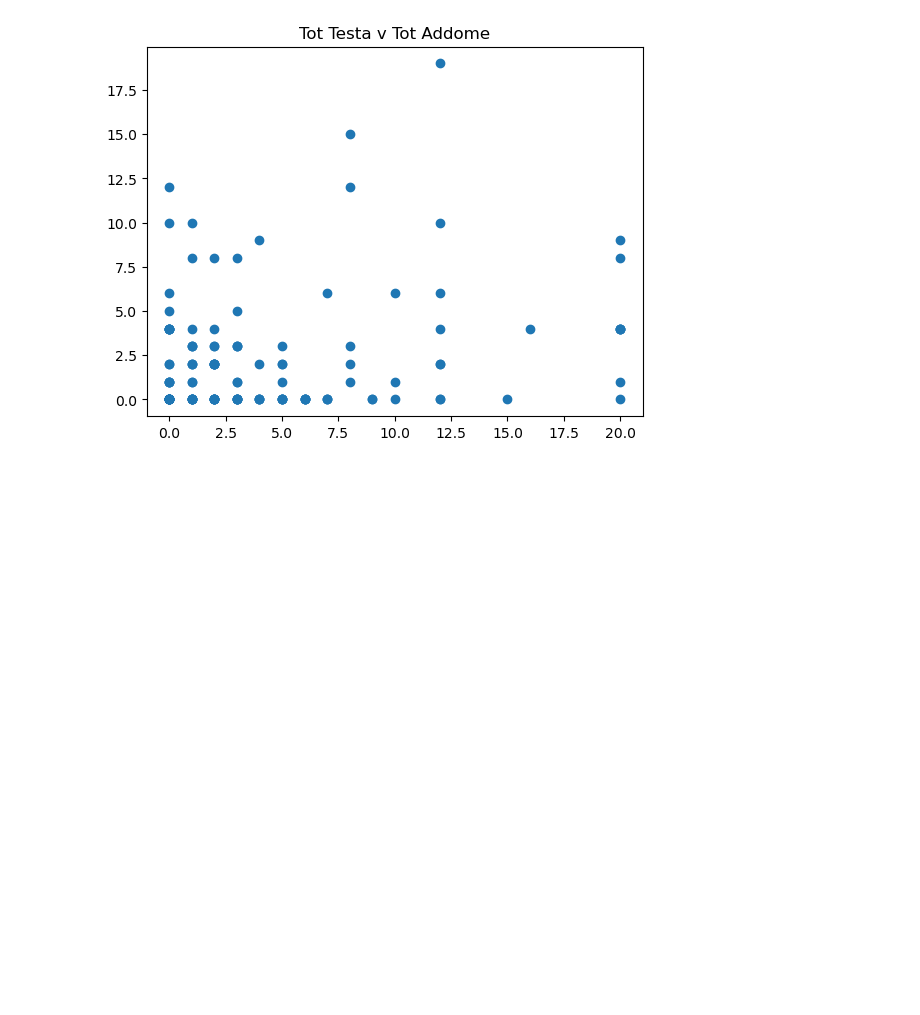
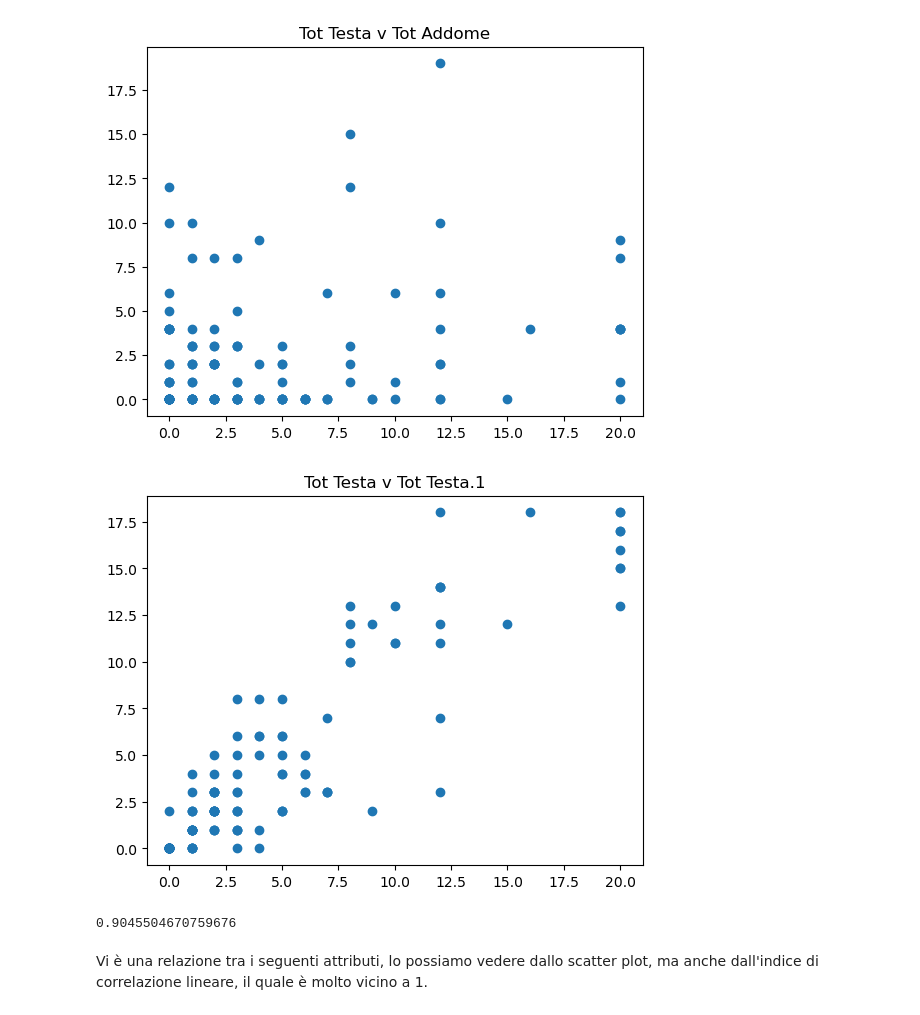
Before and after one commit to chrfum/one-class_classifier, a Jupyter notebook: run-over_classifier/codes/run-over.ipynb, the cells around one changed output. Cells and saved outputs as stored; diff of their text form; code cells hidden in the pictures; blank space fills up the shorter version.

```diff
--- a/run-over_classifier/codes/run-over.ipynb
+++ b/run-over_classifier/codes/run-over.ipynb
@@ -232,3 +232,13 @@ def compare_2cols(X, col1, col2):
 compare_2cols(X, 'Tot Testa', 'Tot Addome')
 # %% [output]
 [figure]
+# %%
+compare_2cols(X, 'Tot Testa', 'Tot Testa.1')
+# %% [output]
+[figure, added]
+# %%
+X['Tot Testa'].corr(X['Tot Testa.1'])
+# %% [output]
+0.9045504670759676
+# %% [markdown]
+Vi è una relazione tra i seguenti attributi, lo possiamo vedere dallo scatter plot, ma anche dall'indice di correlazione lineare, il quale è molto vicino a 1.
```
Also changed, not shown: parts of 1 cell of this notebook.
